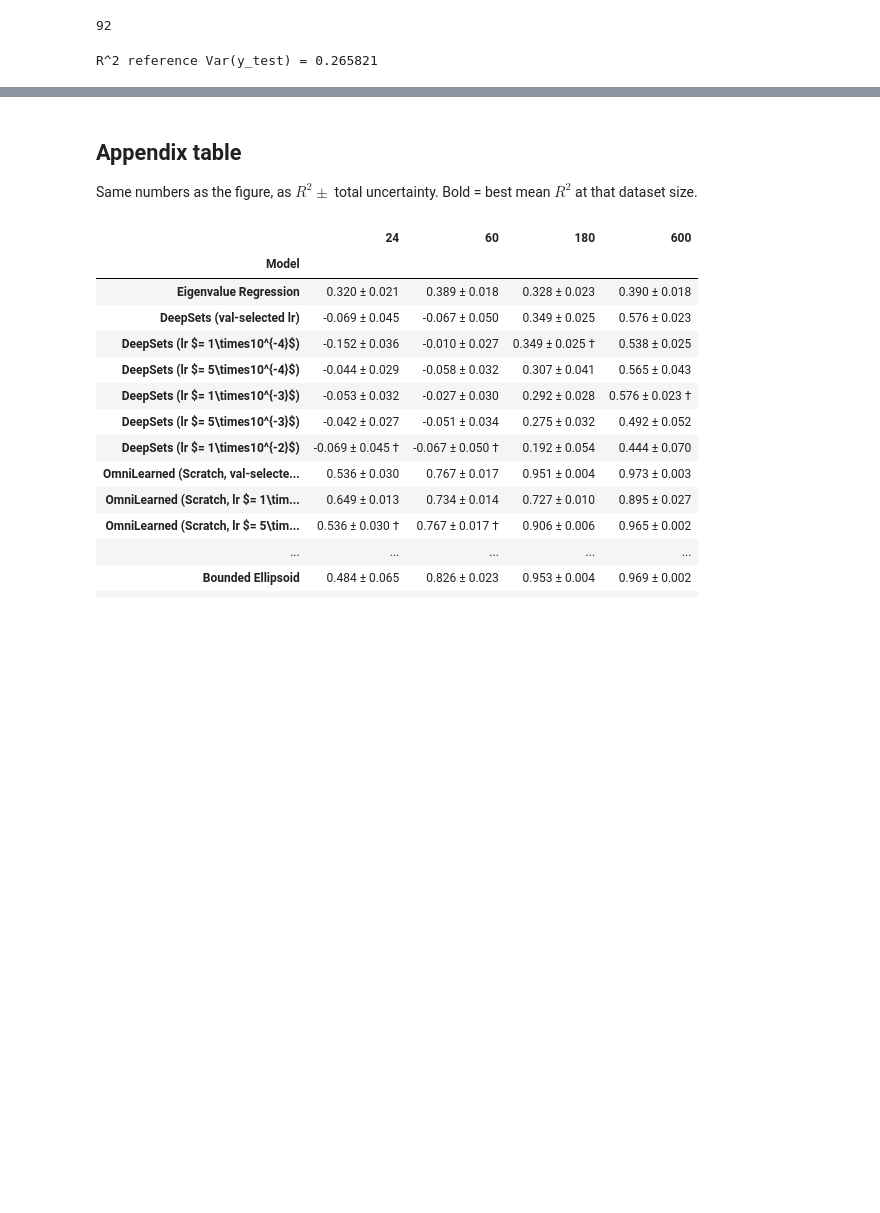
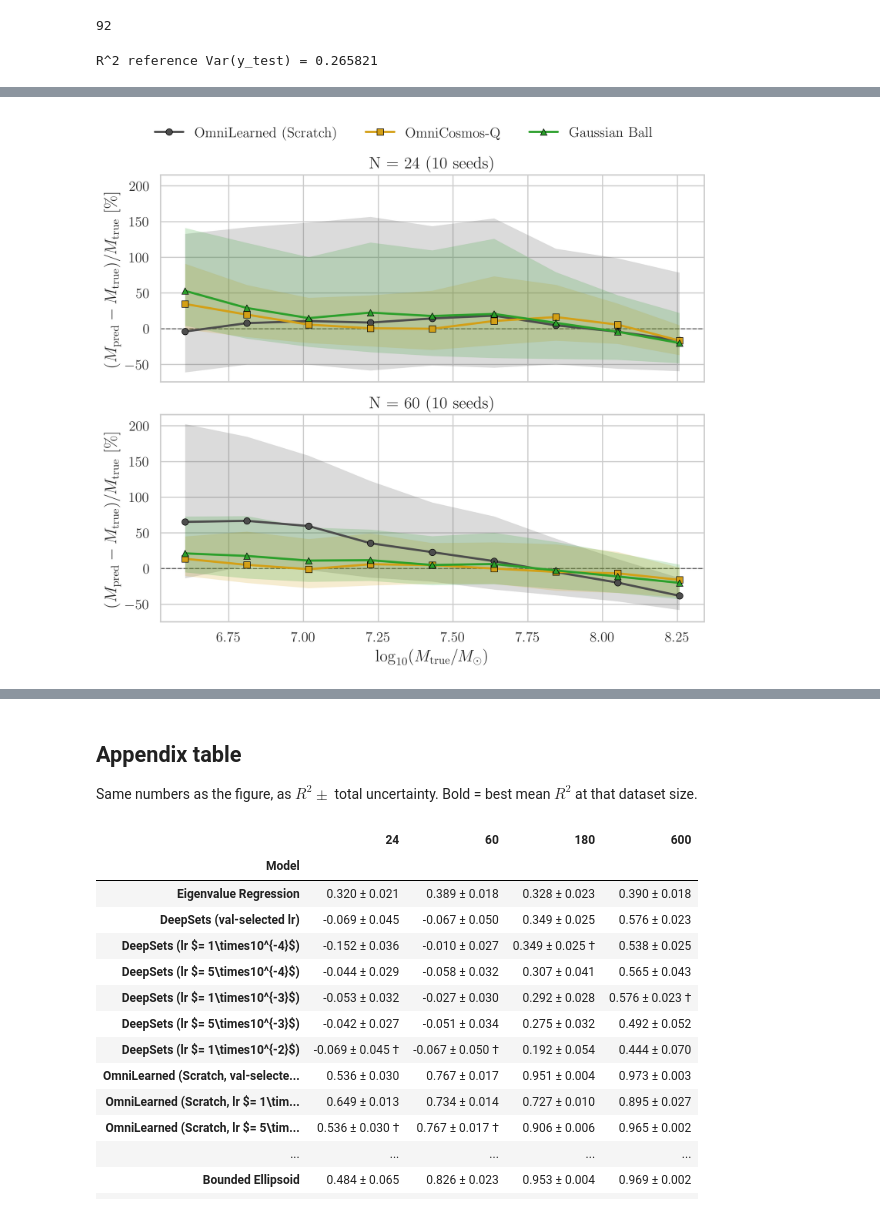
Before and after one commit to rushingfox/stellar-stream-transfer-learning, a Jupyter notebook: evaluation/reproduce_main_figure.ipynb, the cells around one changed output, grey strips where cells are left out. Drawn from its saved outputs; the diff is of its cells as text; code cells hidden in the pictures; blank space fills up the shorter version.

Commit message:
Add residual figures; larger result-figure fonts; 2x4 proxy gallery with a stream column

```diff
--- a/evaluation/reproduce_main_figure.ipynb
+++ b/evaluation/reproduce_main_figure.ipynb
@@ -89,6 +89,8 @@ R^2 reference Var(y_test) = 0.265821
 csv_path = "results_3d_shared_test10000.csv"
 scatter_path = "results_3d_shared_test10000_scatter_r2_bootstrap_nested.png"
 latex_path = "results_3d_shared_test10000.tex"
+residual_path = "results_3d_shared_test10000_relative_error.png"
+log_residual_path = "results_3d_shared_test10000_log_residual.png"
 
 common = dict(
     repo_root="..",
@@ -106,6 +108,10 @@ df, table_df, best_mask = build_table(
     save_scatter=scatter_path,
     save_latex=latex_path,
     return_table_frames=True,
+    save_residual=residual_path,
+    save_log_residual=log_residual_path,
+    residual_models=["OmniLearned_Scratch", "OmniCosmos_Quijote", "proxy_gaussian_ball"],
+    residual_sizes=[40, 100],
     **common,
 )
 df
@@ -144,0 +155,4 @@ Image(filename=scatter_path)
+# %%
+Image(filename=residual_path)
+# %% [output]
+[figure, added]
```
Also changed, not shown: parts of 4 cells of this notebook, 20 other files.
